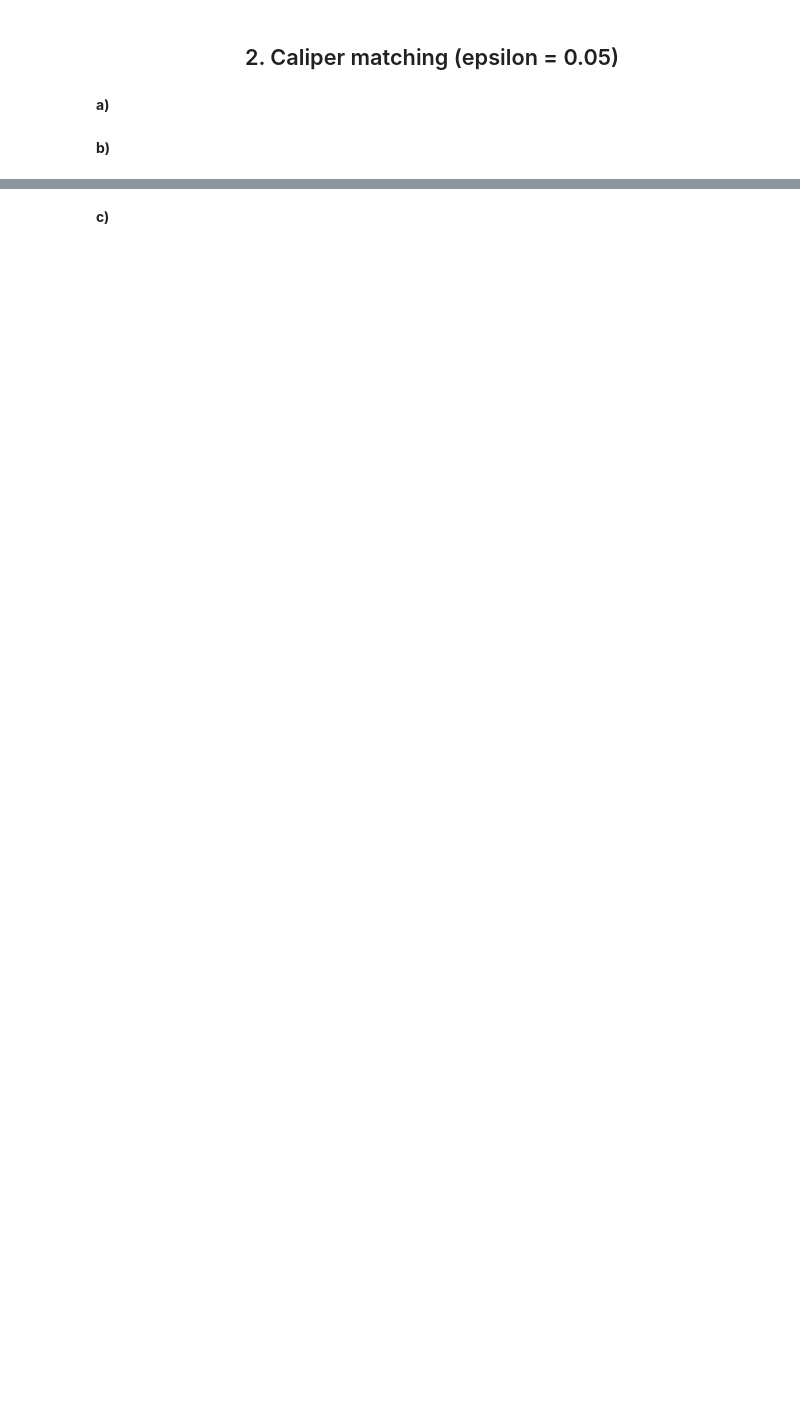
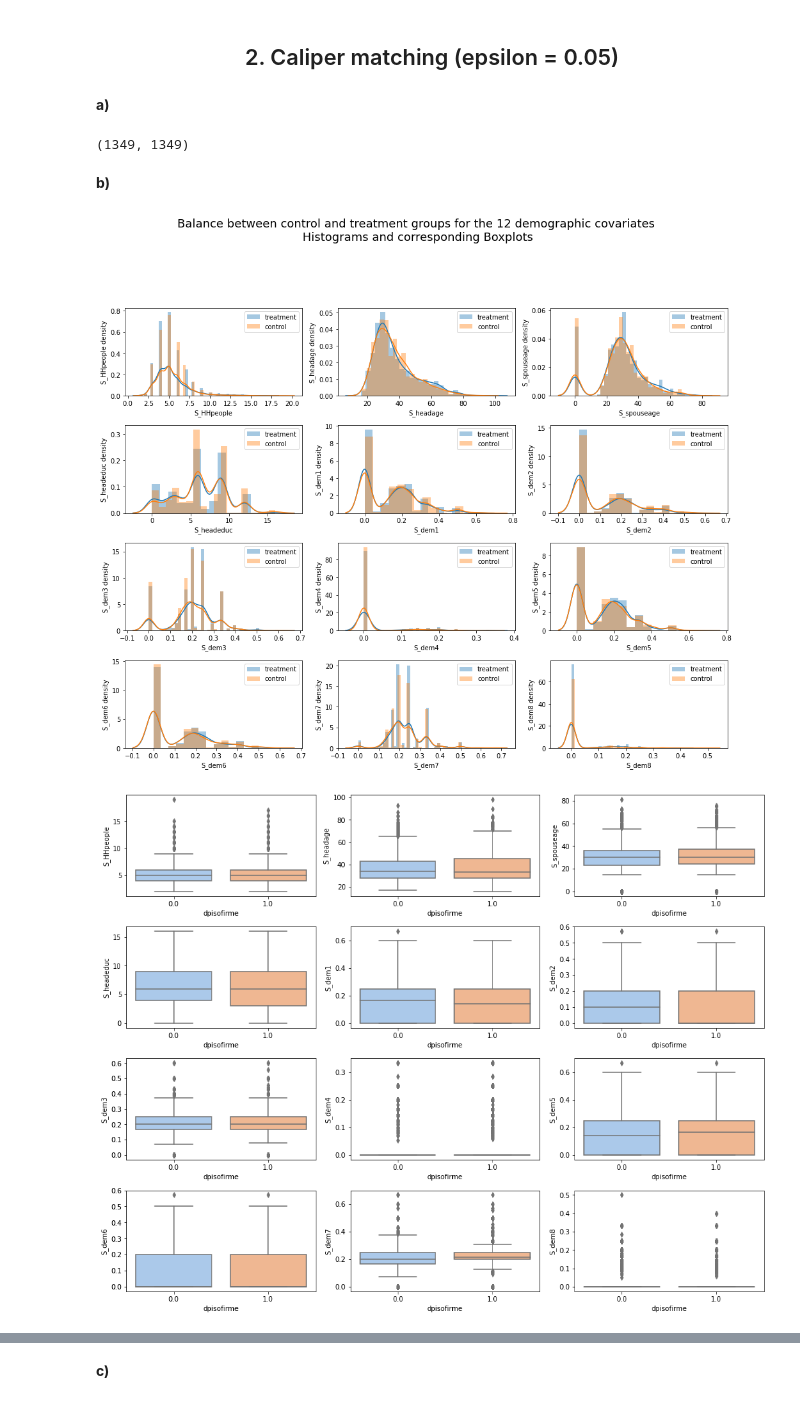
Before and after one commit to epfl-ada/ada-2020-project-milestone-p3-p3_bebibrus, a Jupyter notebook: notebook.ipynb, the cells around one changed output, grey strips where cells are left out. Drawn from its saved outputs; the diff is of its cells as text; code cells hidden in the pictures; blank space fills up the shorter version.

```diff
--- a/notebook.ipynb
+++ b/notebook.ipynb
@@ -74,5 +456,22 @@ The matching methods used are the following: <a href="#Propensity">Propensity sc
 <h2 style="text-align:center" id="caliper">2. Caliper matching (epsilon = 0.05)</h2>
 # %% [markdown]
 <strong>a)</strong>
+# %%
+# Isolate the dataframe with matching propensity scores
+balanced_caliper05 = matching(0.05)
+
+# Extract BALANCED treated and control
+treated_balanced_caliper05 = balanced_caliper05[balanced_caliper05['dpisofirme']==1]
+control_balanced_caliper05 = balanced_caliper05[balanced_caliper05['dpisofirme']==0]
+
+# Display the length of treated and control
+len(treated_balanced_caliper05), len(control_balanced_caliper05)
+# %% [output]
+(1349, 1349)
 # %% [markdown]
 <strong>b)</strong>
+# %%
+visualize_balance_all(treated_balanced_caliper05, control_balanced_caliper05, balanced_caliper05)
+# %% [output]
+[figure, added]
+[figure, added]
```
Also changed, not shown: parts of 41 cells of this notebook.
